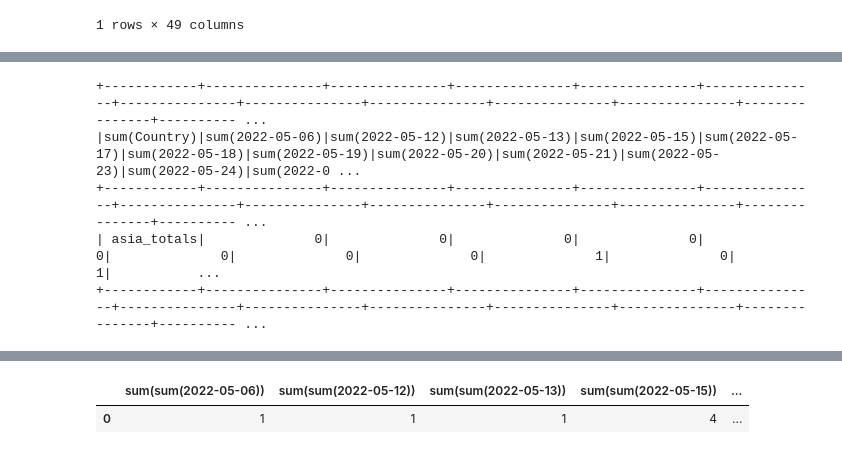
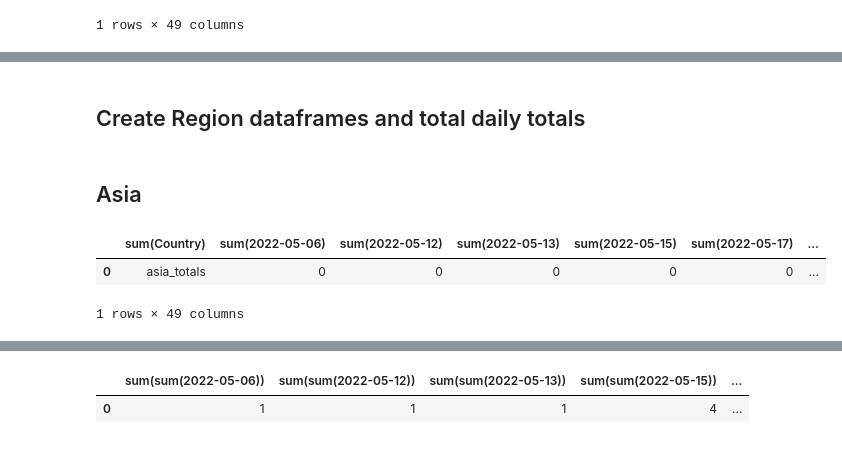
Before and after one commit to DyPeterson/monkeypox, a Jupyter notebook: notebooks/dyl.ipynb, the cells around one changed output, grey strips where cells are left out. Cells and saved outputs as stored; diff of their text form; code cells hidden in the pictures.

```diff
--- a/notebooks/dyl.ipynb
+++ b/notebooks/dyl.ipynb
@@ -124,21 +115,18 @@ south_america = ["Argentina", "Bolivia", "Brazil", "Chile", "Colombia", "Ecuador
+# %% [markdown]
+## Create Region dataframes and total daily totals
+# %% [markdown]
+## Asia
 # %%
-# ASIA TOTALS
-
-from pyspark.sql.functions import col
-from pyspark.sql.types import StringType
-
-# Total daily average. EACH DATE HAS A SUM FUNCTION RAN OVER IT
-
 asia_df = daily_df.filter(daily_df['Country'].isin(asia))
 
 asia_df = asia_df.agg(*[sf.sum(asia_df[c_name]) for c_name in asia_df.columns])
 
 asia_df = asia_df.withColumn('sum(Country)', col('sum(Country)').cast(StringType()))
 
 asia_df = asia_df.na.fill(value='asia_totals')
+
+asia_df.toPandas()
 # %% [output]
+|  | sum(Country) | sum(2022-05-06) | sum(2022-05-12) | sum(2022-05-13) | sum(2022-05-15) | sum(2022-05-17) | ... |
+| 0 | asia_totals | 0 | 0 | 0 | 0 | 0 | ... |
-+------------+---------------+---------------+---------------+---------------+---------------+---------------+---------------+---------------+---------------+---------------+---------------+---------- ...
-|sum(Country)|sum(2022-05-06)|sum(2022-05-12)|sum(2022-05-13)|sum(2022-05-15)|sum(2022-05-17)|sum(2022-05-18)|sum(2022-05-19)|sum(2022-05-20)|sum(2022-05-21)|sum(2022-05-23)|sum(2022-05-24)|sum(2022-0 ...
-+------------+---------------+---------------+---------------+---------------+---------------+---------------+---------------+---------------+---------------+---------------+---------------+---------- ...
-| asia_totals|              0|              0|              0|              0|              0|              0|              0|              0|              1|              0|              1|           ...
-+------------+---------------+---------------+---------------+---------------+---------------+---------------+---------------+---------------+---------------+---------------+---------------+---------- ...
+1 rows × 49 columns
```
Also changed, not shown: parts of 24 cells of this notebook.
